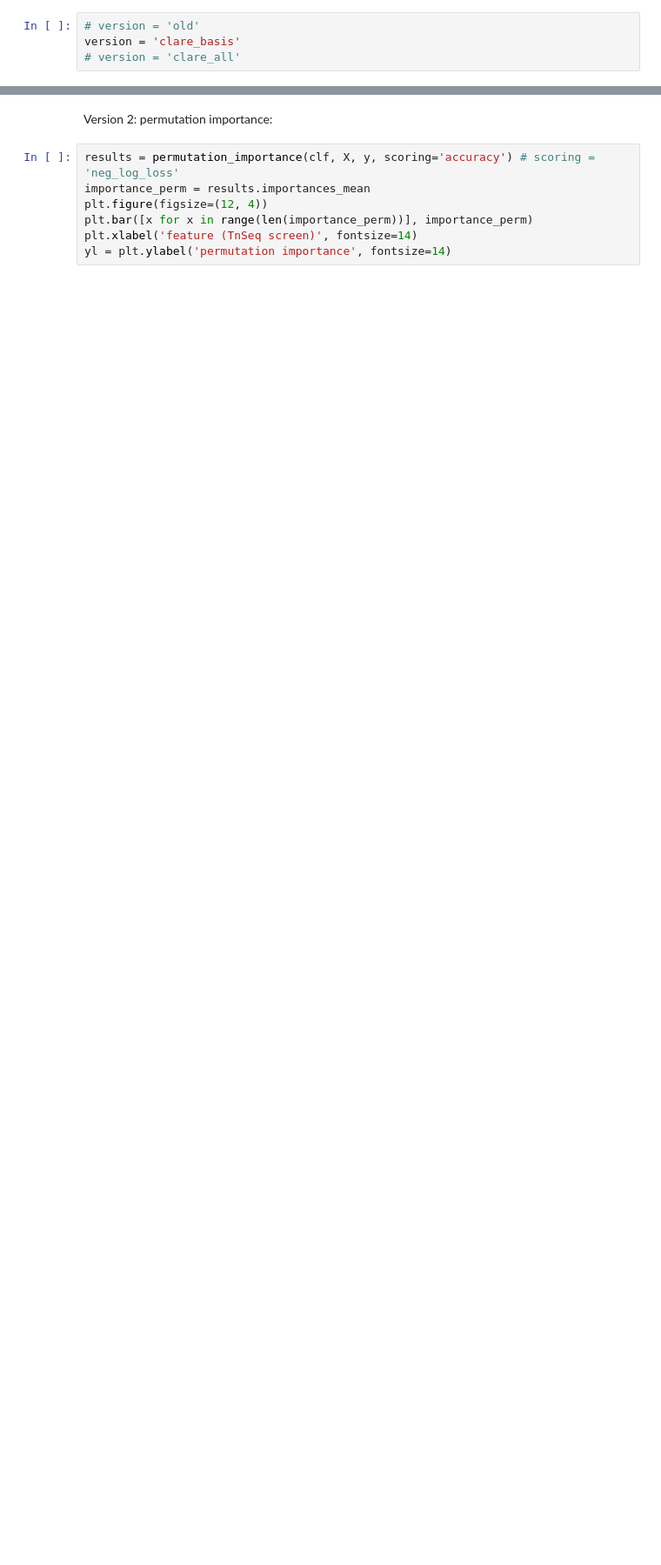
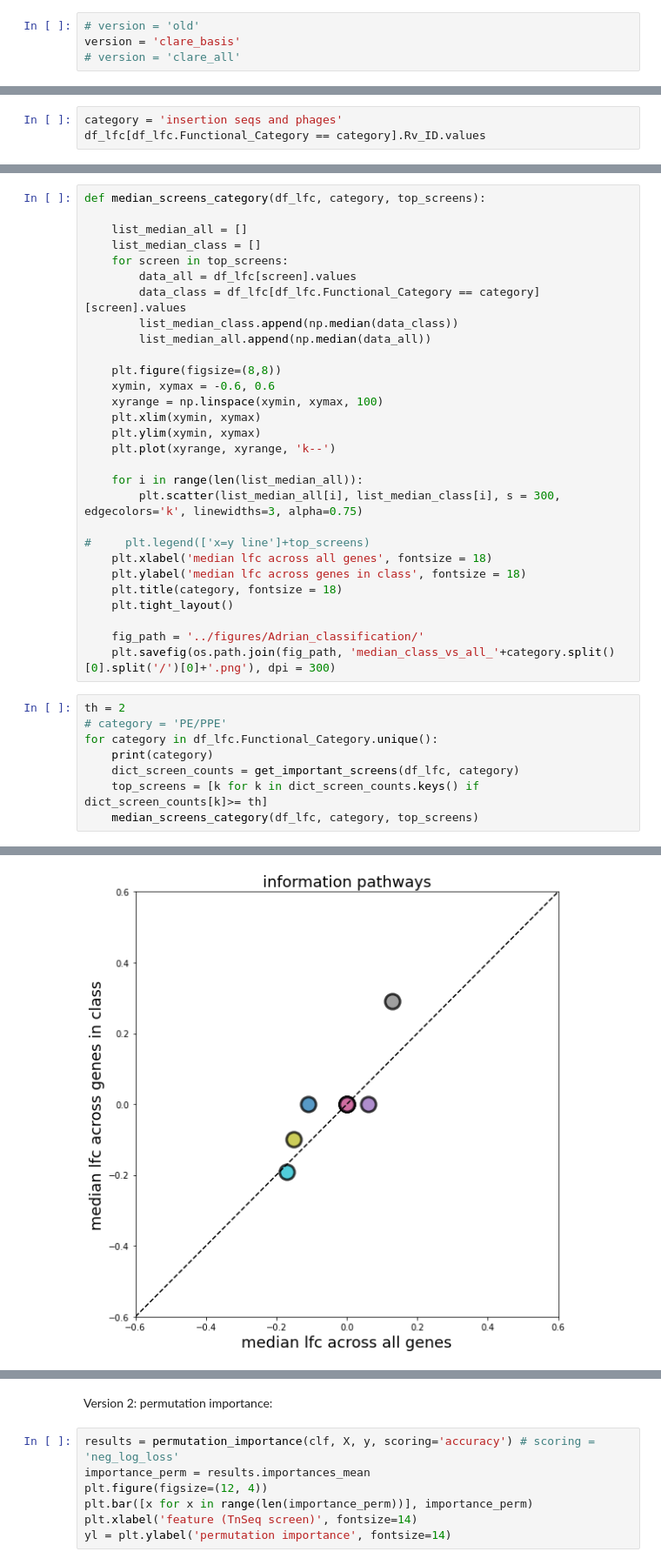
Before and after one commit to ajinich/mtb_tn_db, a Jupyter notebook: ml-standardised_data/PE_insertion_analysis.ipynb, the cells around one changed output, grey strips where cells are left out. Shown: that part at 87% size. Saved outputs shown, nothing was run; the diff lists cells and outputs as text; blank space fills up the shorter version.

```diff
--- a/ml-standardised_data/PE_insertion_analysis.ipynb
+++ b/ml-standardised_data/PE_insertion_analysis.ipynb
@@ -82,0 +102,3 @@ Version 1: inspecting coefficients:
+# %%
+category = 'insertion seqs and phages'
+df_lfc[df_lfc.Functional_Category == category].Rv_ID.values
@@ -82,0 +123,38 @@ Version 1: inspecting coefficients:
+# %%
+def median_screens_category(df_lfc, category, top_screens):
+
+    list_median_all = []
+    list_median_class = []
+    for screen in top_screens:
+        data_all = df_lfc[screen].values
+        data_class = df_lfc[df_lfc.Functional_Category == category][screen].values
+        list_median_class.append(np.median(data_class))
+        list_median_all.append(np.median(data_all))
+
+    plt.figure(figsize=(8,8))
+    xymin, xymax = -0.6, 0.6
+    xyrange = np.linspace(xymin, xymax, 100)
+    plt.xlim(xymin, xymax)
+    plt.ylim(xymin, xymax)
+    plt.plot(xyrange, xyrange, 'k--')
+
+    for i in range(len(list_median_all)):
+        plt.scatter(list_median_all[i], list_median_class[i], s = 300, edgecolors='k', linewidths=3, alpha=0.75)
+
+#     plt.legend(['x=y line']+top_screens)
+    plt.xlabel('median lfc across all genes', fontsize = 18)
+    plt.ylabel('median lfc across genes in class', fontsize = 18)
+    plt.title(category, fontsize = 18)
+    plt.tight_layout()
+
+    fig_path = '../figures/Adrian_classification/'
+    plt.savefig(os.path.join(fig_path, 'median_class_vs_all_'+category.split()[0].split('/')[0]+'.png'), dpi = 300)
+# %%
+th = 2
+# category = 'PE/PPE'
+for category in df_lfc.Functional_Category.unique():
+    print(category)
+    dict_screen_counts = get_important_screens(df_lfc, category)
+    top_screens = [k for k in dict_screen_counts.keys() if dict_screen_counts[k]>= th]
+    median_screens_category(df_lfc, category, top_screens)
+# %% [output]
@@ -82,0 +169 @@ Version 1: inspecting coefficients:
+[figure, added]
```
Also changed, not shown: parts of 27 cells of this notebook, 8 other files.
